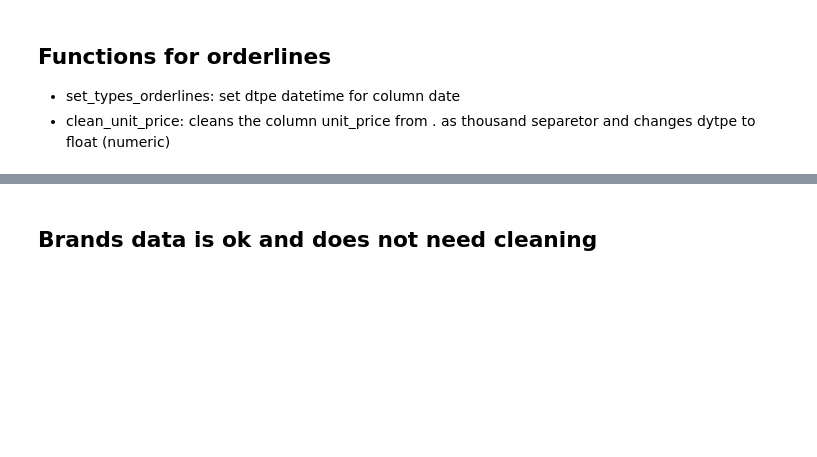
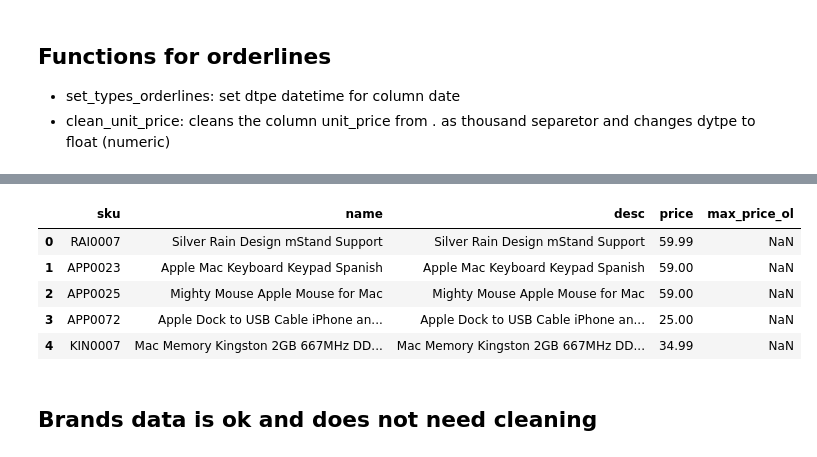
Before and after one commit to kriiis/project_2_pandas_matplotlib, a Jupyter notebook: 3a_data_cleaning_pipe.ipynb, the cells around one changed output, grey strips where cells are left out. Saved outputs shown, nothing was run; the diff lists cells and outputs as text; code cells hidden in the pictures; blank space fills up the shorter version.

```diff
--- a/3a_data_cleaning_pipe.ipynb
+++ b/3a_data_cleaning_pipe.ipynb
@@ -221,10 +172,10 @@ def clean_price(data):
 # %%
-products_filtered = (
+products_cl= (
 products
     .pipe(start_pipeline)
     .pipe(copy_desc)
-    .drop_duplicates()
-    .pipe(drop_column, ['in_stock', 'type'])
-    .dropna()
+    .drop_duplicates('sku')
     .pipe(clean_price)
+    .pipe(replace_missing)
+    .pipe(drop_column, ['in_stock', 'type', 'promo_price'])
 )
@@ -240,3 +182,12 @@ products_filtered.sample(5)
+# %%
+products_cl.head()
+# %% [output]
+|  | sku | name | desc | price | max_price_ol |
+| 0 | RAI0007 | Silver Rain Design mStand Support | Silver Rain Design mStand Support | 59.99 | NaN |
+| 1 | APP0023 | Apple Mac Keyboard Keypad Spanish | Apple Mac Keyboard Keypad Spanish | 59.00 | NaN |
+| 2 | APP0025 | Mighty Mouse Apple Mouse for Mac | Mighty Mouse Apple Mouse for Mac | 59.00 | NaN |
+| 3 | APP0072 | Apple Dock to USB Cable iPhone an... | Apple Dock to USB Cable iPhone an... | 25.00 | NaN |
+| 4 | KIN0007 | Mac Memory Kingston 2GB 667MHz DD... | Mac Memory Kingston 2GB 667MHz DD... | 34.99 | NaN |
 # %% [markdown]
 ## Brands data is ok and does not need cleaning
 # %%
```
Also changed, not shown: parts of 24 cells of this notebook, 7 other files.
